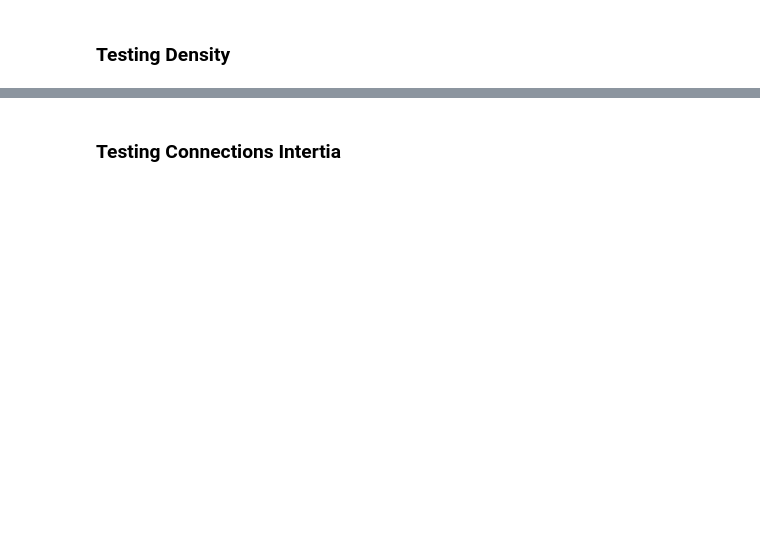
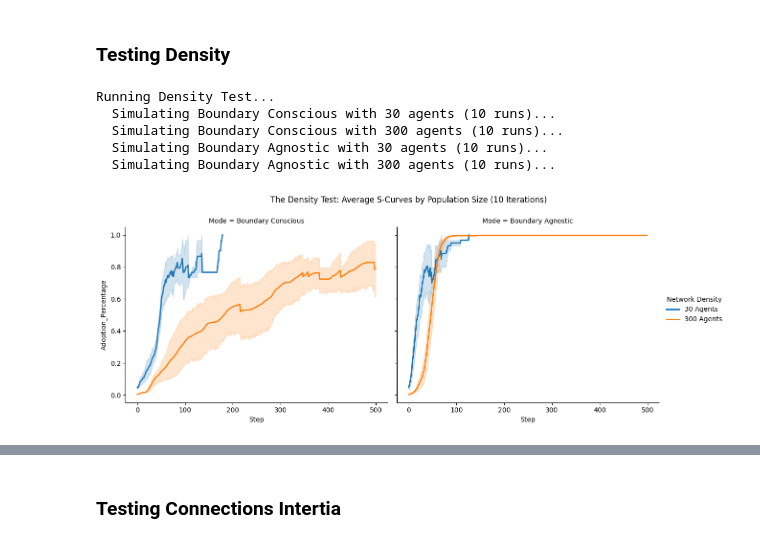
Before and after one commit to Anagh19/Complex-Systems-Project, a Jupyter notebook: CS7065_DOI_Project.ipynb, the cells around one changed output, grey strips where cells are left out. Saved outputs shown, nothing was run; the diff lists cells and outputs as text; code cells hidden in the pictures; blank space fills up the shorter version.

```diff
--- a/CS7065_DOI_Project.ipynb
+++ b/CS7065_DOI_Project.ipynb
@@ -889,39 +1046,60 @@ def run_headless_simulation(num_agents, num_connections, dist_threshold, diffusi
     return model_df, agent_df, step_count
 # %%
 density_results = []
-all_agent_data_dense = [] # List for the agent-level data
+all_agent_data_dense = []
 agent_counts = [30, 300]
 modes = ['Boundary Conscious', 'Boundary Agnostic']
+
+# --- NEW: Set your number of iterations ---
+iterations = 10
 
 print("Running Density Test...")
 for mode in modes:
     for agents in agent_counts:
-        print(f"  Simulating {mode} with {agents} agents...")
-        model_df, agent_df, _ = run_headless_simulation(
-            num_agents=agents,
-            num_connections=6,
-            dist_threshold=3,
-            diffusion_mode=mode
-        )
+        print(f"  Simulating {mode} with {agents} agents ({iterations} runs)...")
 
-        # 1. Tag and save the Model Data (for the S-Curves)
-        model_df['Total_Agents'] = f"{agents} Agents"
-        model_df['Mode'] = mode
-        density_results.append(model_df)
+        # --- NEW: Loop the simulation N times ---
+        for i in range(iterations):
+            current_seed = i + 4 # Ensure a unique RNG seed per run
 
-        # 2. Tag and save the Agent Data (for the Rogers Histograms later)
-        agent_df['Total_Agents'] = f"{agents} Agents"
-        agent_df['Mode'] = mode
-        all_agent_data_dense.append(agent_df)
+            model_df, agent_df, _ = run_headless_simulation(
+                num_agents=agents,
+                num_connections=6,
+                dist_threshold=3,
+                diffusion_mode=mode
+                # NOTE: Ensure your wrapper passes this to the model!
+                # rng=current_seed
+            )
+
+            # 1. Tag and save the Model Data
+            model_df['Total_Agents'] = f"{agents} Agents"
+            model_df['Mode'] = mode
+            model_df['Iteration'] = i # NEW: Tag the iteration
+            density_results.append(model_df)
+
+            # 2. Tag and save the Agent Data
+            agent_df['Total_Agents'] = f"{agents} Agents"
+            agent_df['Mode'] = mode
+            agent_df['Iteration'] = i # NEW: Tag the iteration
+            all_agent_data_dense.append(agent_df)
 
 # Combine Model Data and Plot S-Curves
 density_df = pd.concat(density_results)
 g = sns.FacetGrid(density_df, col="Mode", hue="Total_Agents", height=5, aspect=1.2)
+
+# Seaborn handles the 10 iterations automatically to generate the error bands
 g.map(sns.lineplot, "Step", "Adoption_Percentage", linewidth=2)
 g.add_legend(title="Network Density")
 g.fig.subplots_adjust(top=0.85)
-g.fig.suptitle("The Density Test: S-Curves by Population Size")
+g.fig.suptitle(f"The Density Test: Average S-Curves by Population Size ({iterations} Iterations)") # Updated Title
 plt.show()
 
 # Combine Agent Data so it's ready for your Histogram script
 master_agent_density_df = pd.concat(all_agent_data_dense)
+# %% [output]
+Running Density Test...
+  Simulating Boundary Conscious with 30 agents (10 runs)...
+  Simulating Boundary Conscious with 300 agents (10 runs)...
+  Simulating Boundary Agnostic with 30 agents (10 runs)...
+  Simulating Boundary Agnostic with 300 agents (10 runs)...
+[figure, added]
```
Also changed, not shown: parts of 12 cells of this notebook.
